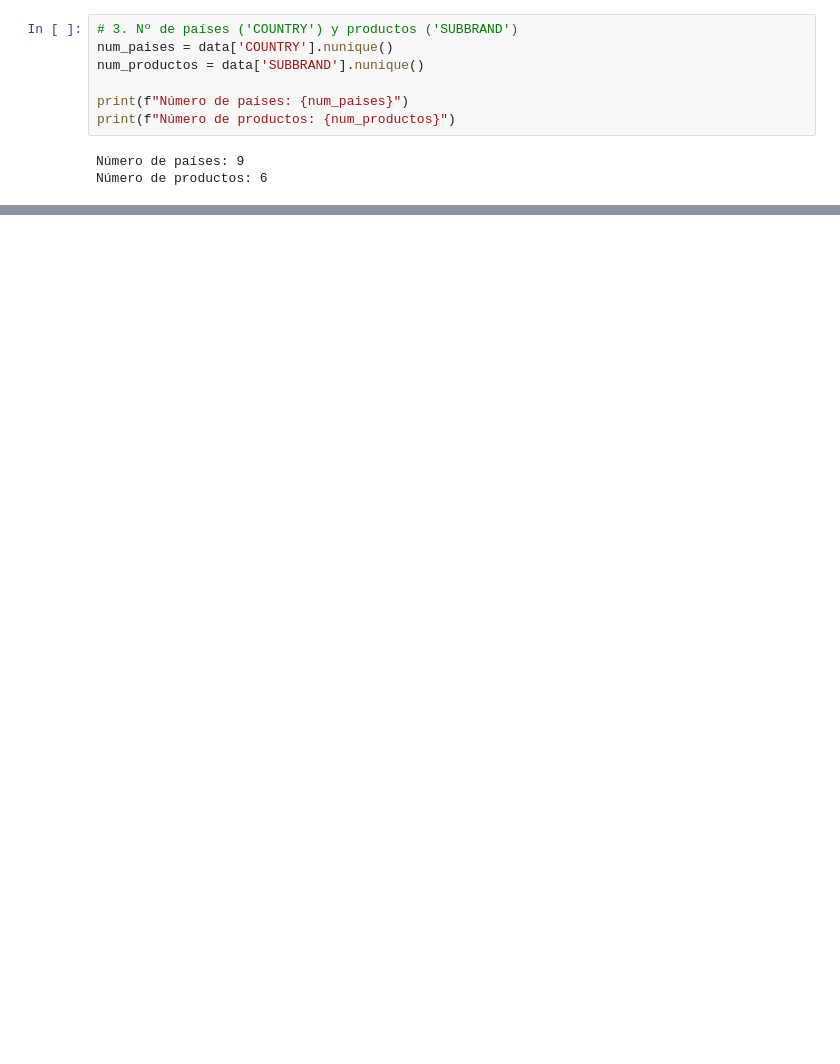
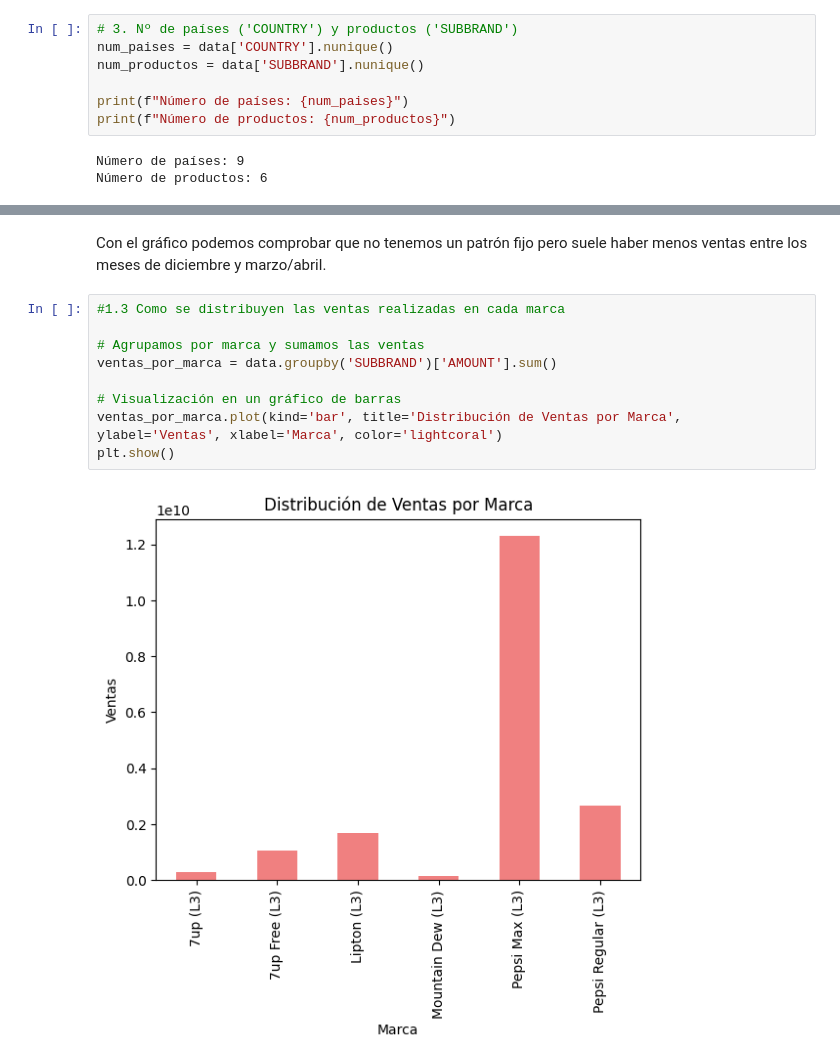
Before and after one commit to carlosadaro28/VisualizacionCarlosAdaro, a Jupyter notebook: Ejerciciosclase/Ejercicio2CarlosAdaro.ipynb, the cells around one changed output, grey strips where cells are left out. Cells and saved outputs as stored; diff of their text form; blank space fills up the shorter version.

```diff
--- a/Ejerciciosclase/Ejercicio2CarlosAdaro.ipynb
+++ b/Ejerciciosclase/Ejercicio2CarlosAdaro.ipynb
@@ -83,0 +191,13 @@ Name: AMOUNT, dtype: int64
+# %% [markdown]
+Con el gráfico podemos comprobar que no tenemos un patrón fijo pero suele haber menos ventas entre los meses de diciembre y marzo/abril.
+# %%
+#1.3 Como se distribuyen las ventas realizadas en cada marca
+
+# Agrupamos por marca y sumamos las ventas
+ventas_por_marca = data.groupby('SUBBRAND')['AMOUNT'].sum()
+
+# Visualización en un gráfico de barras
+ventas_por_marca.plot(kind='bar', title='Distribución de Ventas por Marca', ylabel='Ventas', xlabel='Marca', color='lightcoral')
+plt.show()
+# %% [output]
+[figure, added]
```
Also changed, not shown: parts of 23 cells of this notebook.
